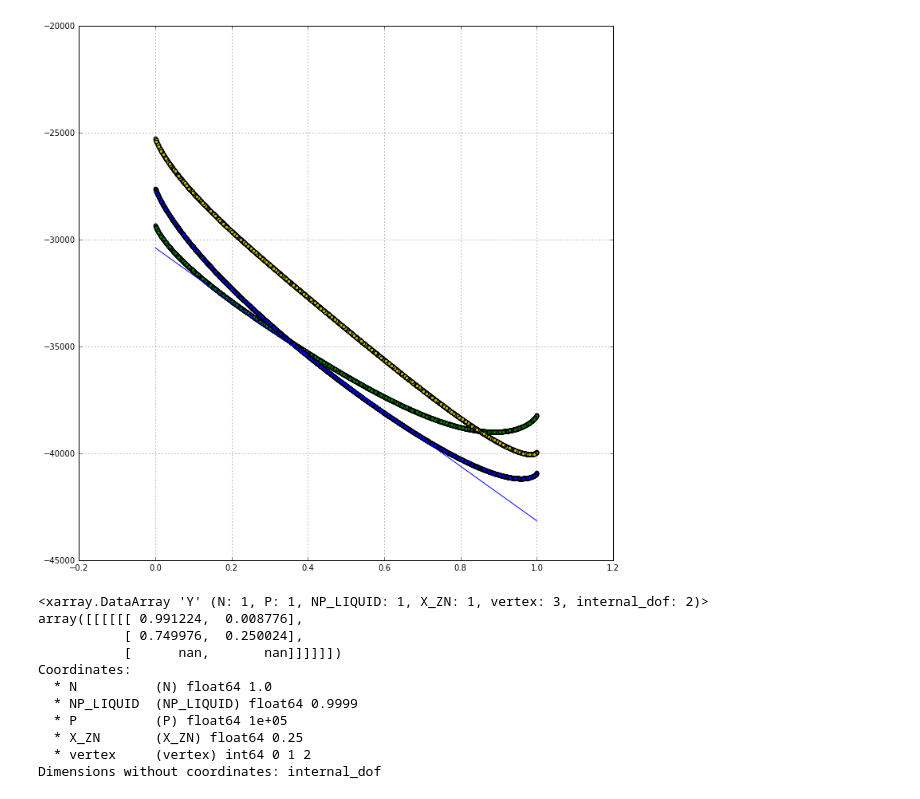
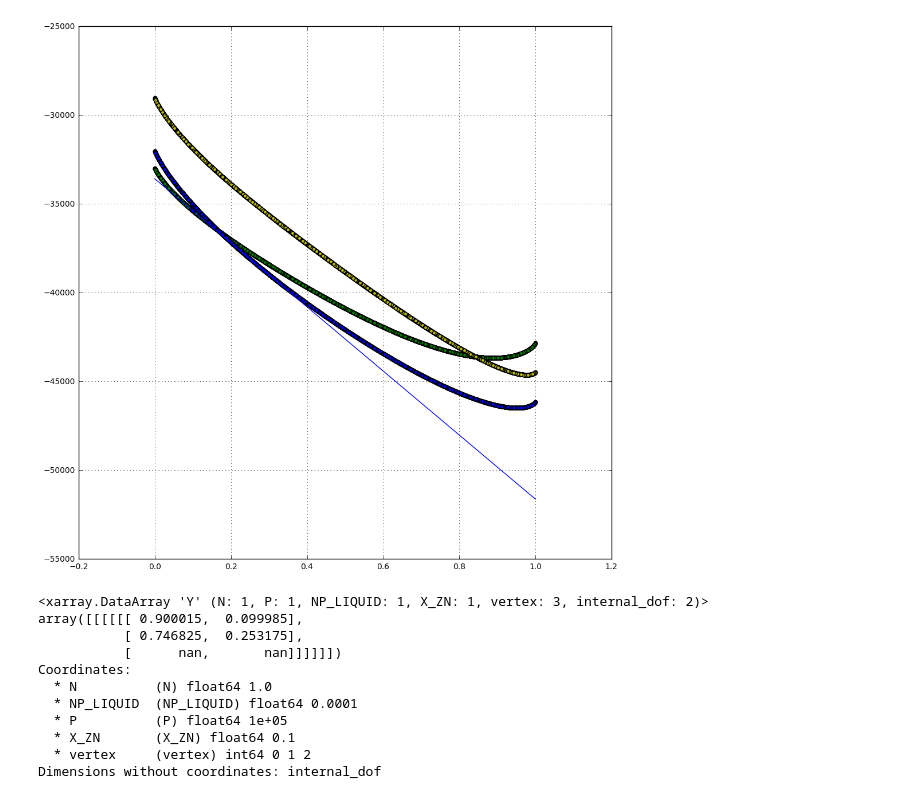
Before and after one commit to richardotis/pycalphad-sandbox, a Jupyter notebook: NP-Conditions.ipynb, the cells around one changed output. Saved outputs shown, nothing was run; the diff lists cells and outputs as text; code cells hidden in the pictures.

```diff
--- a/NP-Conditions.ipynb
+++ b/NP-Conditions.ipynb
@@ -12,9 +12,9 @@ class ProblemSaver(InteriorPointSolver):
         self.saved_problem[0] = prob
         self.verbose = True
         return super(ProblemSaver, self).solve(prob)
-v.T.default_value = 750
-eq2 = equilibrium(dbf, ['AL', 'ZN', 'VA'], ['FCC_A1', 'LIQUID'],
-                 {v.X('ZN'): (1e-4,1-1e-4,0.1), v.NP('LIQUID'): 1e-1,
+v.T.default_value = 300
+eq2 = equilibrium(dbf, ['AL', 'ZN', 'VA'], ['FCC_A1', 'LIQUID', 'HCP_A3'],
+                 {v.X('ZN'): 0.1, v.NP('LIQUID'): 1e-4,
                   v.P: 1e5}, verbose=False, solver=ProblemSaver())
 print(eq2)
 # %% [output]
@@ -78,31 +86,31 @@ liq = calculate(dbf, ['AL', 'ZN', 'VA'], 'LIQUID',
 # %%
 %matplotlib inline
 import matplotlib.pyplot as plt
 import numpy as np
 plt.figure(figsize=(12,12))
 plt.scatter(fcc.X.sel(component='ZN').values.flatten(),
             fcc.GM.values.flatten(), c='g')
 plt.scatter(hcp.X.sel(component='ZN').values.flatten(),
             hcp.GM.values.flatten(), c='y')
 plt.scatter(liq.X.sel(component='ZN').values.flatten(),
             liq.GM.values.flatten(), c='b')
 plt.plot([0,1], eq2.MU.values.flatten())
-plt.scatter([0.25], [float(eq2.GM)])
+plt.scatter([0.1], [float(eq2.GM)])
 plt.grid(True)
 # %% [output]
-[figure, old version]
+[figure, new version]
 # %%
 eq2.Y
 # %% [output]
 <xarray.DataArray 'Y' (N: 1, P: 1, NP_LIQUID: 1, X_ZN: 1, vertex: 3, internal_dof: 2)>
-array([[[[[[ 0.991224,  0.008776],
-           [ 0.749976,  0.250024],
+array([[[[[[ 0.900015,  0.099985],
+           [ 0.746825,  0.253175],
            [      nan,       nan]]]]]])
 Coordinates:
   * N          (N) float64 1.0
-  * NP_LIQUID  (NP_LIQUID) float64 0.9999
+  * NP_LIQUID  (NP_LIQUID) float64 0.0001
   * P          (P) float64 1e+05
-  * X_ZN       (X_ZN) float64 0.25
+  * X_ZN       (X_ZN) float64 0.1
   * vertex     (vertex) int64 0 1 2
 Dimensions without coordinates: internal_dof
 # %%
```
Also changed, not shown: parts of 8 cells of this notebook.
